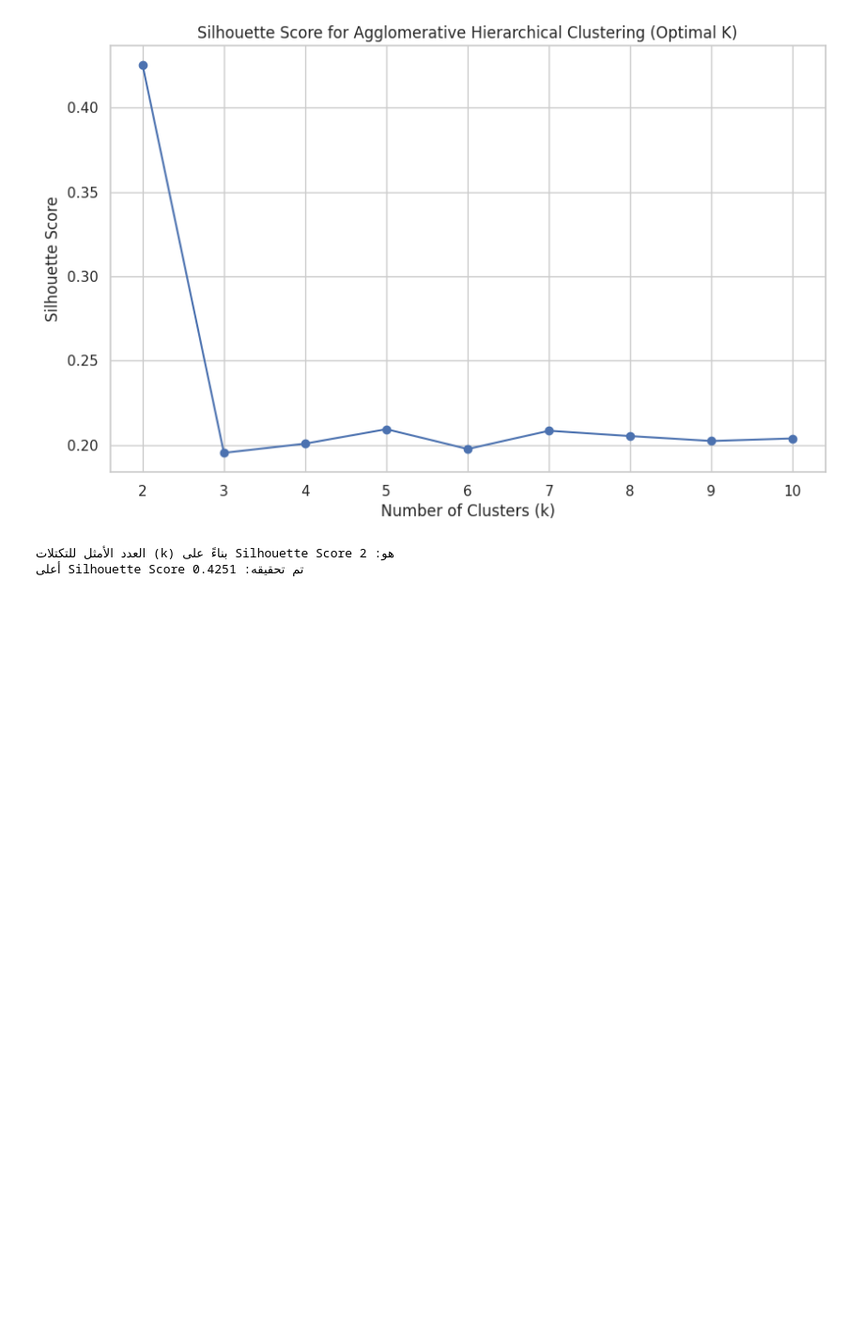
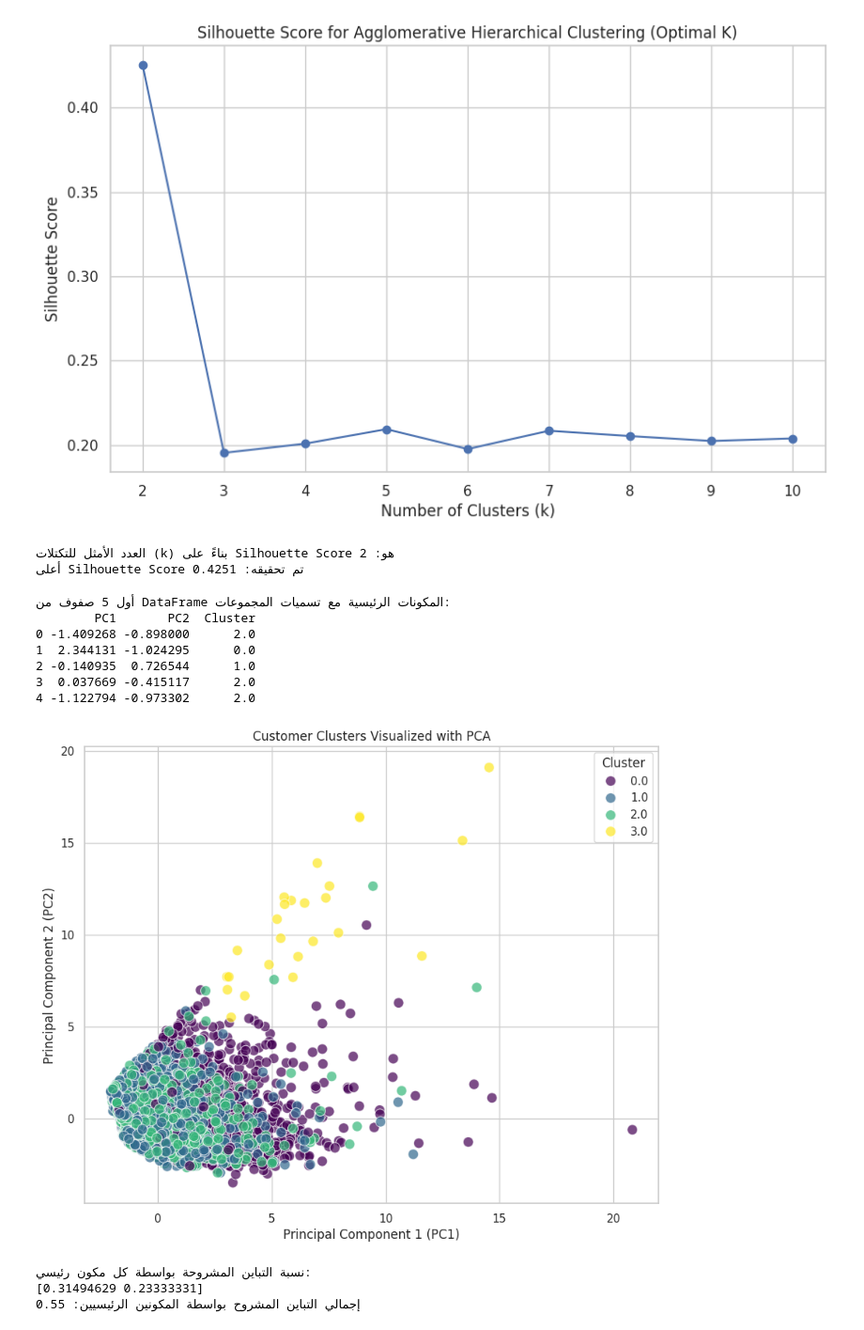
Before and after one commit to Alaa-Craft/Ai-In-Business-, a Jupyter notebook: Untitled0.ipynb, the cells around one changed output. Shown: that part at 94% size. Saved outputs shown, nothing was run; the diff lists cells and outputs as text; code cells hidden in the pictures; blank space fills up the shorter version.

```diff
--- a/Untitled0.ipynb
+++ b/Untitled0.ipynb
@@ -509,3 +509,66 @@ For n_clusters = 10, the Silhouette Score is: 0.2039
 [figure]
 العدد الأمثل للتكتلات (k) بناءً على Silhouette Score هو: 2
 أعلى Silhouette Score تم تحقيقه: 0.4251
+# %%
+
+
+import pandas as pd
+from sklearn.preprocessing import StandardScaler
+from sklearn.decomposition import PCA
+import matplotlib.pyplot as plt
+import seaborn as sns
+
+# تأكدي أن df و features و scaled_data متاحة من الخطوات السابقة في نفس الجلسة
+# إذا لم تكوني متأكدة، يرجى تشغيل كل الخلايا من بداية ملف Colab الخاص بك.
+
+# 1. تهيئة PCA لتقليل الأبعاد إلى 2
+# نختار 2 component لتسهيل التصور في مخطط ثنائي الأبعاد
+pca = PCA(n_components=2)
+
+# 2. تطبيق PCA على البيانات المقيّسة (scaled_data)
+# هذا سيقوم بتحويل البيانات إلى بعدين جديدين يمثلان المكونات الرئيسية
+principal_components = pca.fit_transform(scaled_data)
+
+# 3. إنشاء DataFrame جديد للمكونات الرئيسية
+pca_df = pd.DataFrame(data = principal_components, columns = ['PC1', 'PC2'])
+
+# 4. إضافة تسميات المجموعات (من Agglomerative Clustering) إلى DataFrame الـ PCA
+# تأكدي من أن 'Agg_Cluster' أو 'Cluster' (إذا كنتِ تفضلين K-Means) موجود في df الأصلي
+# سنستخدم 'Agg_Cluster' لأغراض هذا المثال، يمكنك التبديل إلى 'Cluster' إذا أردتِ
+if 'Agg_Cluster' in df.columns:
+    pca_df['Cluster'] = df['Agg_Cluster']
+elif 'Cluster' in df.columns:
+    pca_df['Cluster'] = df['Cluster']
+else:
+    print("لا توجد عمود 'Agg_Cluster' أو 'Cluster' في DataFrame الأصلي. يرجى التأكد من تشغيل خطوات التجميع.")
+
+# 5. عرض أول 5 صفوف من DataFrame الـ PCA
+print("أول 5 صفوف من DataFrame المكونات الرئيسية مع تسميات المجموعات:")
+print(pca_df.head())
+
+# 6. تصور المجموعات في الفضاء المخفض (2D)
+plt.figure(figsize=(10, 8))
+sns.scatterplot(x='PC1', y='PC2', hue='Cluster', data=pca_df, palette='viridis', s=100, alpha=0.7)
+plt.title('Customer Clusters Visualized with PCA')
+plt.xlabel('Principal Component 1 (PC1)')
+plt.ylabel('Principal Component 2 (PC2)')
+plt.legend(title='Cluster')
+plt.grid(True)
+plt.show()
+
+# 7. طباعة نسبة التباين المشروحة بواسطة كل مكون رئيسي
+print("\nنسبة التباين المشروحة بواسطة كل مكون رئيسي:")
+print(pca.explained_variance_ratio_)
+print(f"إجمالي التباين المشروح بواسطة المكونين الرئيسيين: {pca.explained_variance_ratio_.sum():.2f}")
+# %% [output]
+أول 5 صفوف من DataFrame المكونات الرئيسية مع تسميات المجموعات:
+        PC1       PC2  Cluster
+0 -1.409268 -0.898000      2.0
+1  2.344131 -1.024295      0.0
+2 -0.140935  0.726544      1.0
+3  0.037669 -0.415117      2.0
+4 -1.122794 -0.973302      2.0
+[figure, added]
+نسبة التباين المشروحة بواسطة كل مكون رئيسي:
+[0.31494629 0.23333331]
+إجمالي التباين المشروح بواسطة المكونين الرئيسيين: 0.55
```
Also changed, not shown: parts of 1 cell of this notebook.
